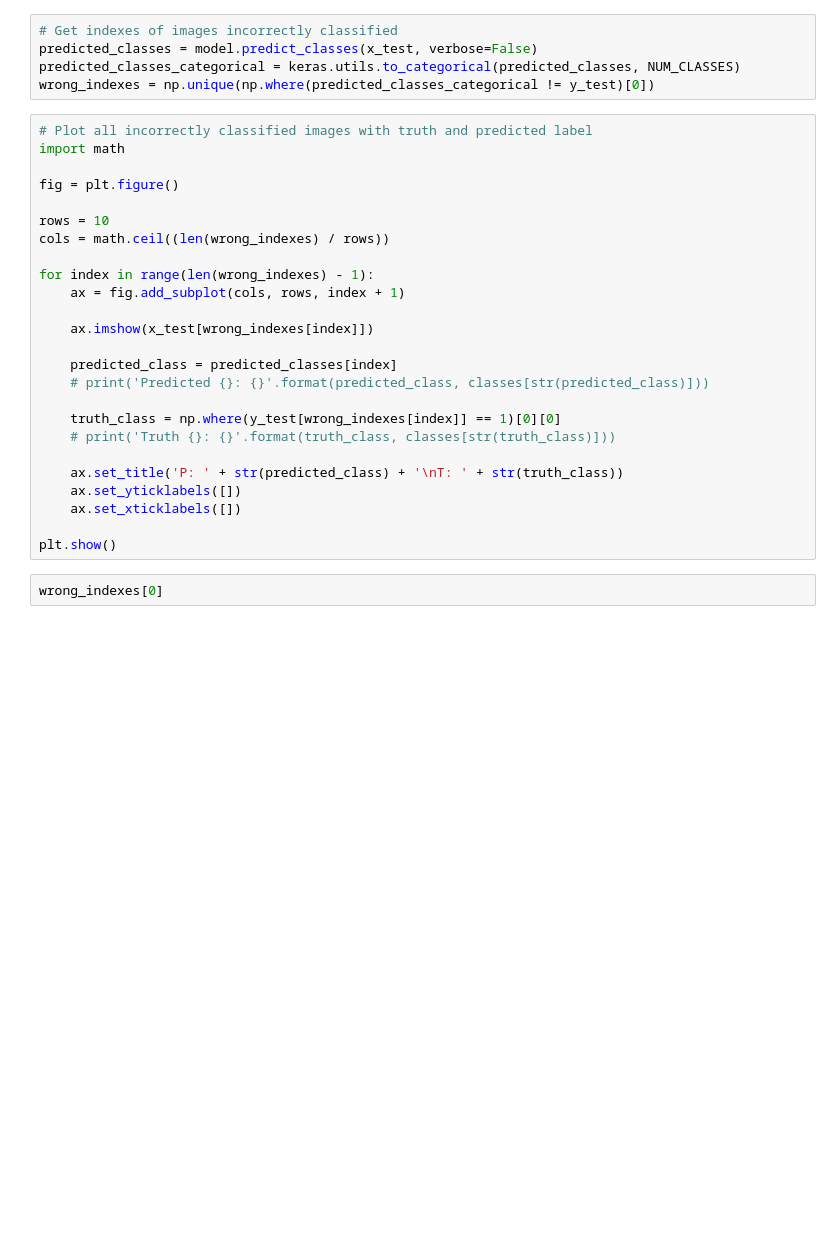
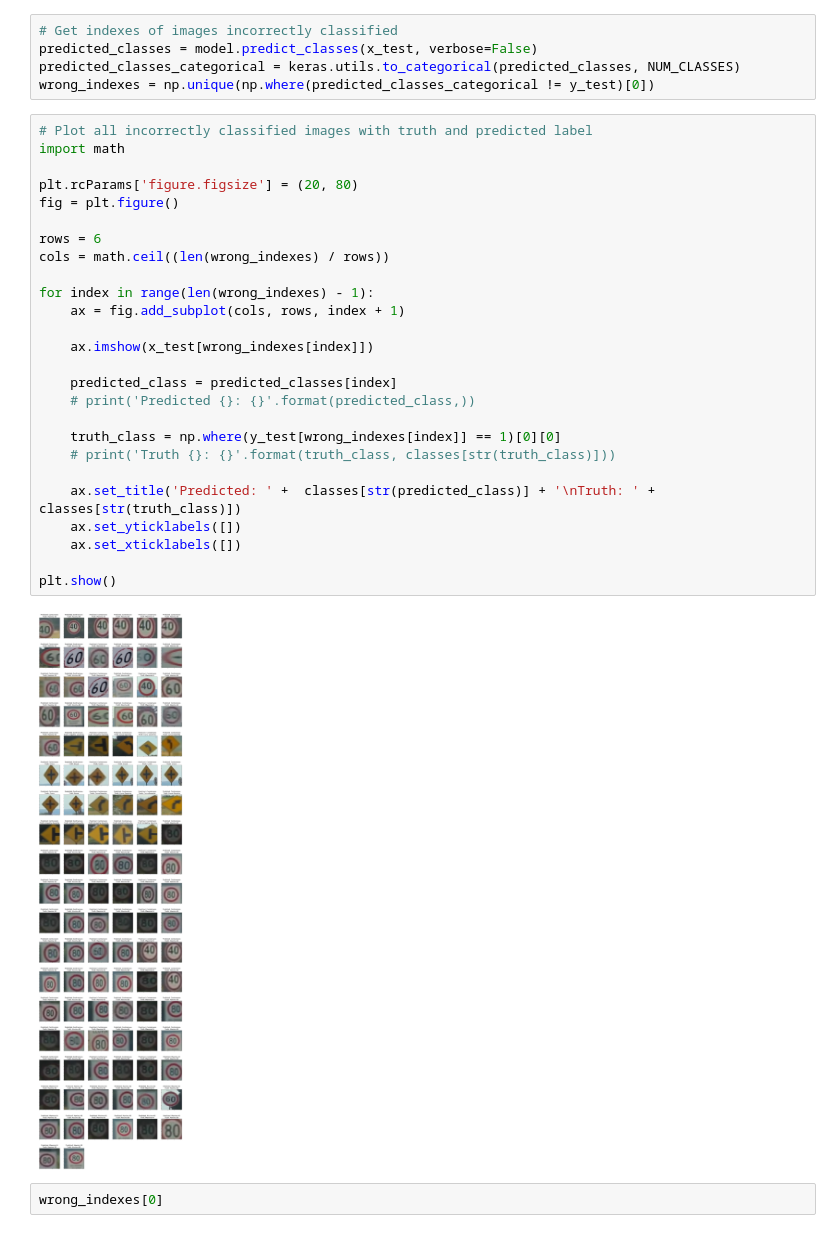
Before and after one commit to ariangilesgarcia/traffic-sign-classification, a Jupyter notebook: traffic-signs-classification-test-model.ipynb, the cells around one changed output. Cells and saved outputs as stored; diff of their text form; blank space fills up the shorter version.

```diff
--- a/traffic-signs-classification-test-model.ipynb
+++ b/traffic-signs-classification-test-model.ipynb
@@ -273,28 +287,31 @@ wrong_indexes = np.unique(np.where(predicted_classes_categorical != y_test)[0])
 # %%
 # Plot all incorrectly classified images with truth and predicted label
 import math
 
+plt.rcParams['figure.figsize'] = (20, 80)
 fig = plt.figure()
 
-rows = 10
+rows = 6
 cols = math.ceil((len(wrong_indexes) / rows))
 
 for index in range(len(wrong_indexes) - 1):
     ax = fig.add_subplot(cols, rows, index + 1)
 
     ax.imshow(x_test[wrong_indexes[index]])
 
     predicted_class = predicted_classes[index]
-    # print('Predicted {}: {}'.format(predicted_class, classes[str(predicted_class)]))
+    # print('Predicted {}: {}'.format(predicted_class,))
 
     truth_class = np.where(y_test[wrong_indexes[index]] == 1)[0][0]
     # print('Truth {}: {}'.format(truth_class, classes[str(truth_class)]))
 
-    ax.set_title('P: ' + str(predicted_class) + '\nT: ' + str(truth_class))
+    ax.set_title('Predicted: ' +  classes[str(predicted_class)] + '\nTruth: ' +  classes[str(truth_class)])
     ax.set_yticklabels([])
     ax.set_xticklabels([])
 
 plt.show()
+# %% [output]
+[figure, added]
 # %%
 wrong_indexes[0]
 # %%
```
Also changed, not shown: parts of 12 cells of this notebook, 2 other files.
